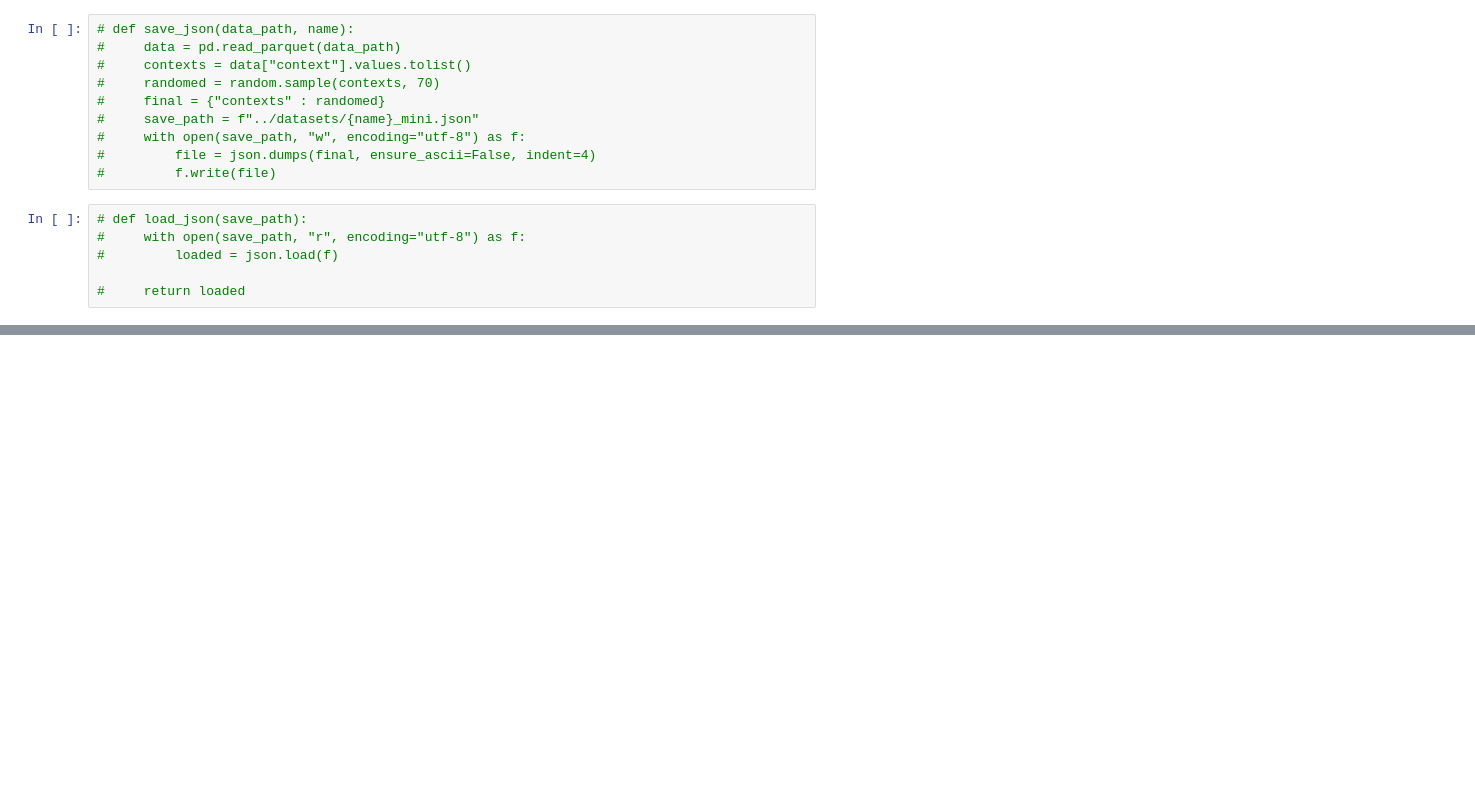
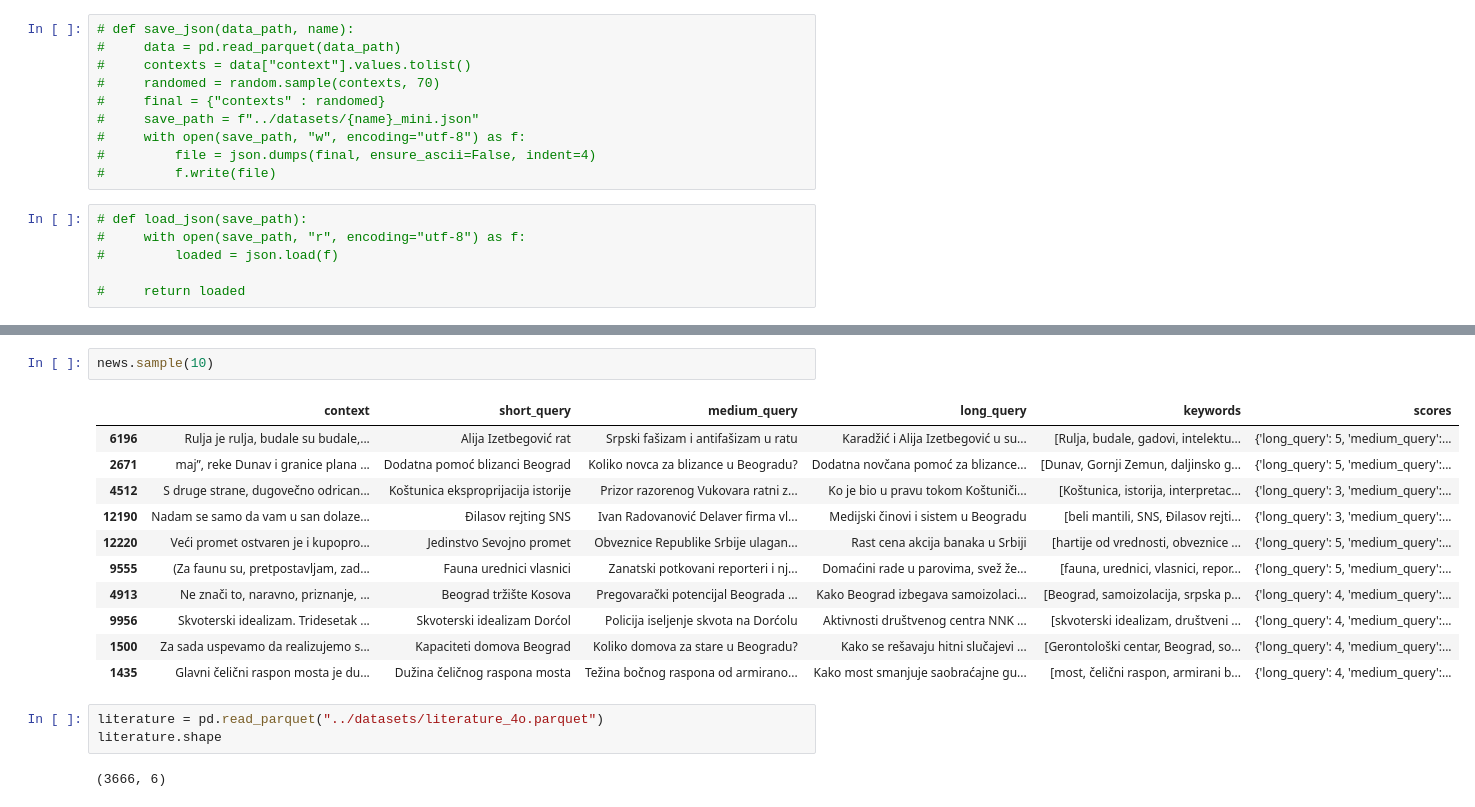
Before and after one commit to smartcat-labs/SRBedding, a Jupyter notebook: training_dataset/notebooks/testing_4omini.ipynb, the cells around one changed output, grey strips where cells are left out. Drawn from its saved outputs; the diff is of its cells as text; blank space fills up the shorter version.

```diff
--- a/training_dataset/notebooks/testing_4omini.ipynb
+++ b/training_dataset/notebooks/testing_4omini.ipynb
@@ -232,0 +61,19 @@ literature_mini.to_csv("../new_prompt/literature_4o.csv")
+# %%
+news.sample(10)
+# %% [output]
+|  | context | short_query | medium_query | long_query | keywords | scores |
+| 6196 | Rulja je rulja, budale su budale,... | Alija Izetbegović rat | Srpski fašizam i antifašizam u ratu | Karadžić i Alija Izetbegović u su... | [Rulja, budale, gadovi, intelektu... | {'long_query': 5, 'medium_query':... |
+| 2671 | maj”, reke Dunav i granice plana ... | Dodatna pomoć blizanci Beograd | Koliko novca za blizance u Beogradu? | Dodatna novčana pomoć za blizance... | [Dunav, Gornji Zemun, daljinsko g... | {'long_query': 5, 'medium_query':... |
+| 4512 | S druge strane, dugovečno odrican... | Koštunica eksproprijacija istorije | Prizor razorenog Vukovara ratni z... | Ko je bio u pravu tokom Koštuniči... | [Koštunica, istorija, interpretac... | {'long_query': 3, 'medium_query':... |
+| 12190 | Nadam se samo da vam u san dolaze... | Đilasov rejting SNS | Ivan Radovanović Delaver firma vl... | Medijski činovi i sistem u Beogradu | [beli mantili, SNS, Đilasov rejti... | {'long_query': 3, 'medium_query':... |
+| 12220 | Veći promet ostvaren je i kupopro... | Jedinstvo Sevojno promet | Obveznice Republike Srbije ulagan... | Rast cena akcija banaka u Srbiji | [hartije od vrednosti, obveznice ... | {'long_query': 5, 'medium_query':... |
+| 9555 | (Za faunu su, pretpostavljam, zad... | Fauna urednici vlasnici | Zanatski potkovani reporteri i nj... | Domaćini rade u parovima, svež že... | [fauna, urednici, vlasnici, repor... | {'long_query': 5, 'medium_query':... |
+| 4913 | Ne znači to, naravno, priznanje, ... | Beograd tržište Kosova | Pregovarački potencijal Beograda ... | Kako Beograd izbegava samoizolaci... | [Beograd, samoizolacija, srpska p... | {'long_query': 4, 'medium_query':... |
+| 9956 | Skvoterski idealizam. Tridesetak ... | Skvoterski idealizam Dorćol | Policija iseljenje skvota na Dorćolu | Aktivnosti društvenog centra NNK ... | [skvoterski idealizam, društveni ... | {'long_query': 4, 'medium_query':... |
+| 1500 | Za sada uspevamo da realizujemo s... | Kapaciteti domova Beograd | Koliko domova za stare u Beogradu? | Kako se rešavaju hitni slučajevi ... | [Gerontološki centar, Beograd, so... | {'long_query': 4, 'medium_query':... |
+| 1435 | Glavni čelični raspon mosta je du... | Dužina čeličnog raspona mosta | Težina bočnog raspona od armirano... | Kako most smanjuje saobraćajne gu... | [most, čelični raspon, armirani b... | {'long_query': 4, 'medium_query':... |
+# %%
+literature = pd.read_parquet("../datasets/literature_4o.parquet")
+literature.shape
+# %% [output]
+(3666, 6)
```
Also changed, not shown: parts of 29 cells of this notebook, 11 other files.
